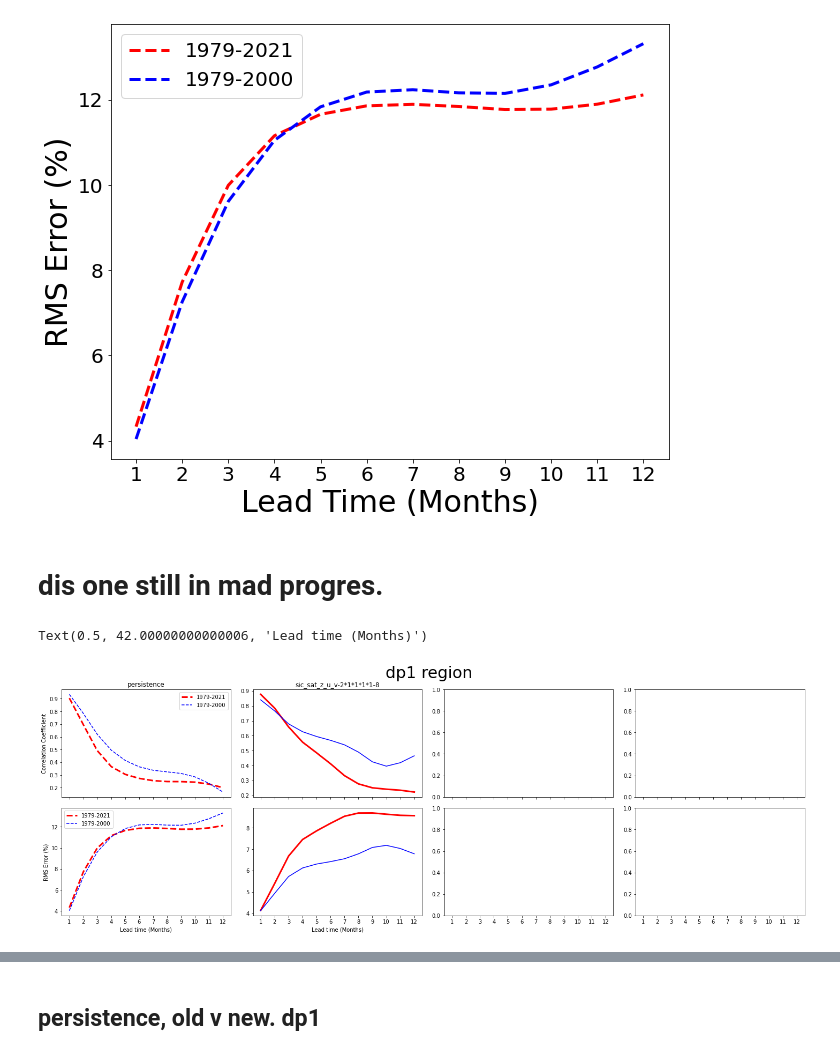
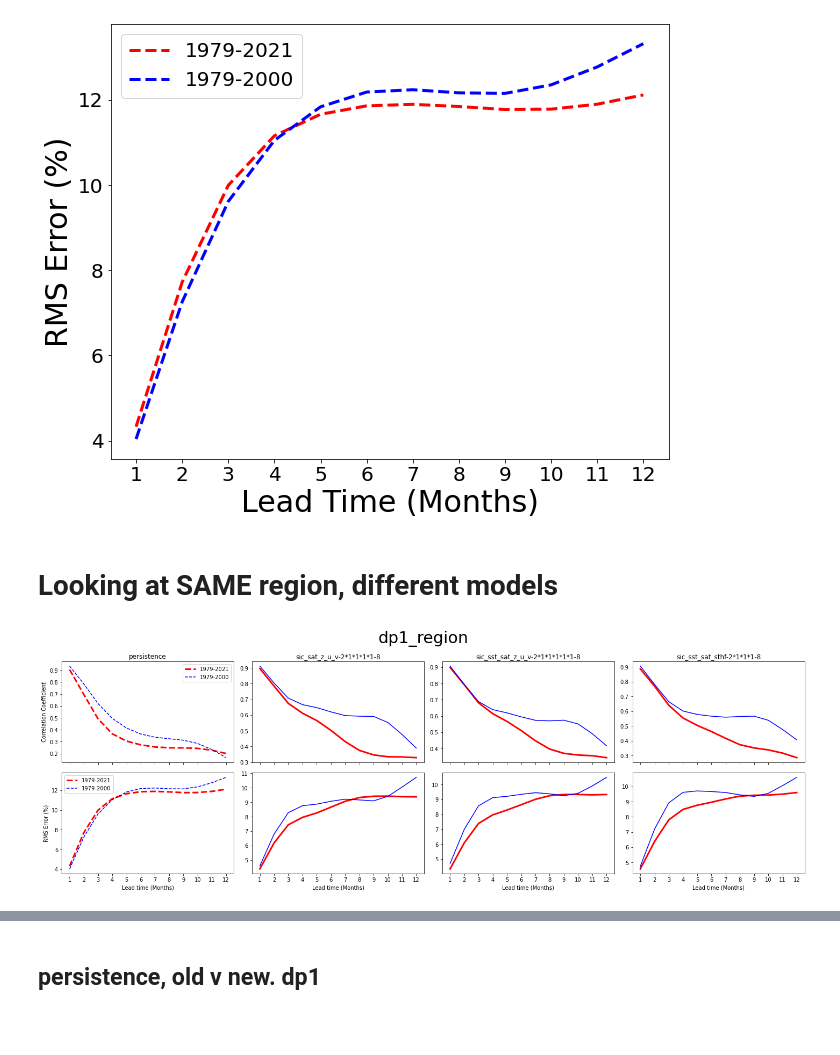
Before and after one commit to bernardw11/seaice_forecasts, a Jupyter notebook: new_model_findings.ipynb, the cells around one changed output, grey strips where cells are left out. Cells and saved outputs as stored; diff of their text form; code cells hidden in the pictures; blank space fills up the shorter version.

Commit message:
comparing new aand old

```diff
--- a/new_model_findings.ipynb
+++ b/new_model_findings.ipynb
@@ -139,47 +140,55 @@ plt.show()
 [figure]
 [figure]
 # %% [markdown]
-# dis one still in mad progres.
+# Looking at SAME region, different models
 # %%
-# Comparing models in the same region
+# Comparing different models in the SAME region
 
-fig, axs = plt.subplots(2, 4, sharex=True)
-fig.set_figheight(7)
-fig.set_figwidth(20)
-fig.suptitle('dp1 region', fontsize=30)
-plt.tight_layout()
+def model_comp(region, fname_list, modes_list):
+    new_pc, new_pr, old_pc, old_pr = load_parrays(matrix_type, region)
 
+    fig, axs = plt.subplots(2, 4, sharex=True)
+    fig.set_figheight(8)
+    fig.set_figwidth(20)
+    fig.suptitle(region, fontsize=30)
 
+    xticks = np.arange(1, 13)
+    axs[0, 0].set_xticks(xticks)
+    axs[0, 0].set_ylabel('Correlation Coefficient')
+    axs[1, 0].set_ylabel('RMS Error (%)')
 
-axs[0, 0].set_xticks(xticks)
-axs[0, 0].set_ylabel('Correlation Coefficient')
-axs[1, 0].set_ylabel('RMS Error (%)')
+    # Persistence Column
+    axs[0, 0].set_title('persistence')
+    axs[0, 0].plot(xticks, new_pc, linewidth = 3, color = 'red', linestyle='dashed')
+    axs[0, 0].plot(xticks, old_pc, color = 'blue', linestyle='dashed')
+    axs[0, 0].legend(['1979-2021', '1979-2000'])
 
+    axs[1, 0].plot(xticks, new_pr*100, linewidth = 3, color='red', linestyle='dashed')
+    axs[1, 0].plot(xticks, old_pr*100, color = 'blue', linestyle='dashed')
+    axs[1, 0].legend(['1979-2021', '1979-2000'])
+    axs[1, 0].set_xlabel('Lead time (Months)')
 
-xticks = np.arange(1, 13)
-axs[0, 0].set_xticks(xticks)
-axs[0, 0].set_ylabel('Correlation Coefficient')
-axs[1, 0].set_ylabel('RMS Error (%)')
+    # Model Columns: indices 1-3
 
-# Persistence Column
-axs[0, 0].set_title('persistence')
-axs[0, 0].plot(xticks, new_pc, linewidth = 3, color = 'red', linestyle='dashed')
-axs[0, 0].plot(xticks, old_pc, color = 'blue', linestyle='dashed')
-axs[0, 0].legend(['1979-2021', '1979-2000'])
+    for i in range(len(fname_list)):
+        fname = fname_list[i]
+        modes = modes_list[i]
+        model_name = f'{fname}-{modes}'
+        new_c, new_r, old_c, old_r =load_arrays(matrix_type, region, fname, modes)
 
-axs[1, 0].plot(xticks, new_pr*100, linewidth = 3, color='red', linestyle='dashed')
-axs[1, 0].plot(xticks, old_pr*100, color = 'blue', linestyle='dashed')
-axs[1, 0].legend(['1979-2021', '1979-2000'])
-axs[1, 0].set_xlabel('Lead time (Months)')
+        axs[0, i+1].set_title(model_name)
+        axs[0, i+1].plot(xticks, new_c, linewidth = 3, color='red')
+        axs[0, i+1].plot(xticks, old_c, color='blue')
 
-# First Model Column
-axs[0, 1].set_title(model_name)
-axs[0, 1].plot(xticks, new_c, linewidth = 3, color='red')
-axs[0, 1].plot(xticks, old_c, color='blue')
+        axs[1, i+1].plot(xticks, new_r*100, linewidth = 3, color='red')
+        axs[1, i+1].plot(xticks, old_r*100, color='blue')
+        axs[1, i+1].set_xlabel('Lead time (Months)')
 
-axs[1, 1].plot(xticks, new_r*100, linewidth = 3, color='red')
-axs[1, 1].plot(xticks, old_r*100, color='blue')
-axs[1, 1].set_xlabel('Lead time (Months)')
+    plt.tight_layout()
-# %% [output]
-Text(0.5, 42.00000000000006, 'Lead time (Months)')
-[figure, removed]
+# %%
+region = 'dp1_region'
+fname_list = ['sic_sat_z_u_v-2*1*1*1*1', 'sic_sst_sat_z_u_v-2*1*1*1*1*1', 'sic_sst_sat_sthf-2*1*1*1']
+modes_list = [8, 8, 8, 8]
+model_comp(region, fname_list, modes_list)
+# %% [output]
+[figure, added]
```
Also changed, not shown: parts of 13 cells of this notebook, 6 other files.
